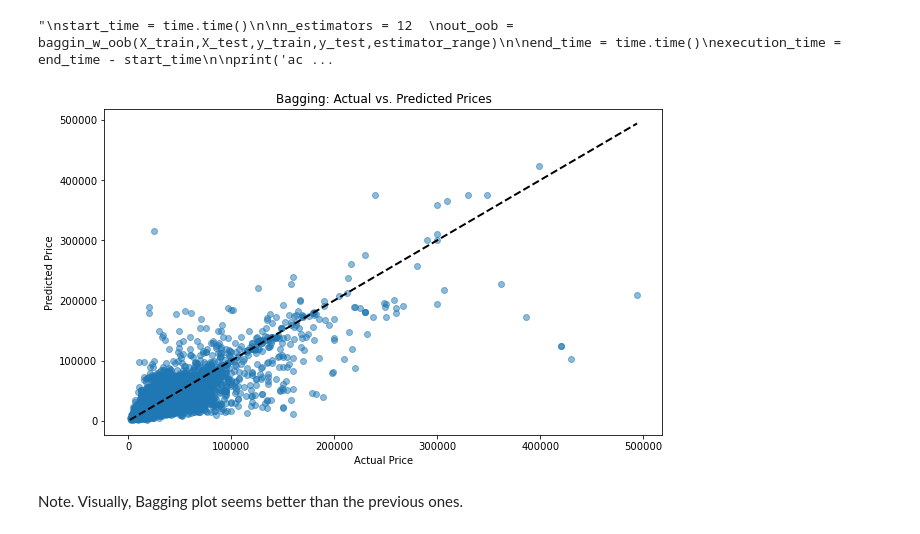
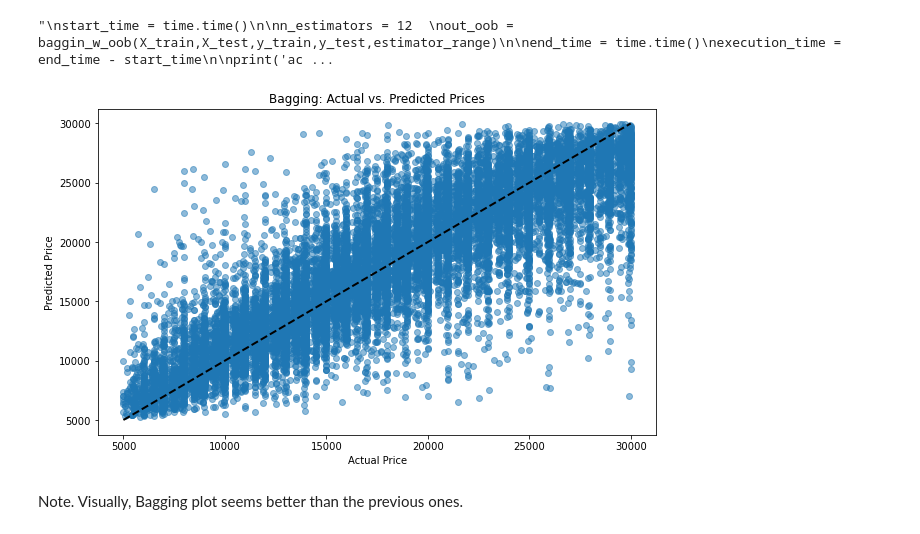
Before and after one commit to rahkooy/Car_Price_Prediction, a Jupyter notebook: car_price_prediction.ipynb, the cells around one changed output. Cells and saved outputs as stored; diff of their text form; code cells hidden in the pictures.

```diff
--- a/car_price_prediction.ipynb
+++ b/car_price_prediction.ipynb
@@ -264,17 +263,17 @@ print('Execution Time: ',execution_time)
 "\nstart_time = time.time()\n\nn_estimators = 12  \nout_oob = baggin_w_oob(X_train,X_test,y_train,y_test,estimator_range)\n\nend_time = time.time()\nexecution_time = end_time - start_time\n\nprint('ac ...
 # %%
 # Plotting y_test and y_pred to understand the spread.
-y_pred = out[1]
+y_pred = out[0]
 
 fig = plt.figure(figsize=(10,6))
 plt.scatter(y_test,y_pred, alpha=0.5)
 plt.plot([y_test.min(), y_test.max()], [y_test.min(), y_test.max()], 'k--', lw=2)
 plt.xlabel('Actual Price')
 plt.ylabel('Predicted Price')
 plt.title('Bagging: Actual vs. Predicted Prices')
 plt.show()
 # %% [output]
-[figure, old version]
+[figure, new version]
 # %% [markdown]
 Note. Visually, Bagging plot seems better than the previous ones.
 # %% [markdown]
```
Also changed, not shown: parts of 10 cells of this notebook.
